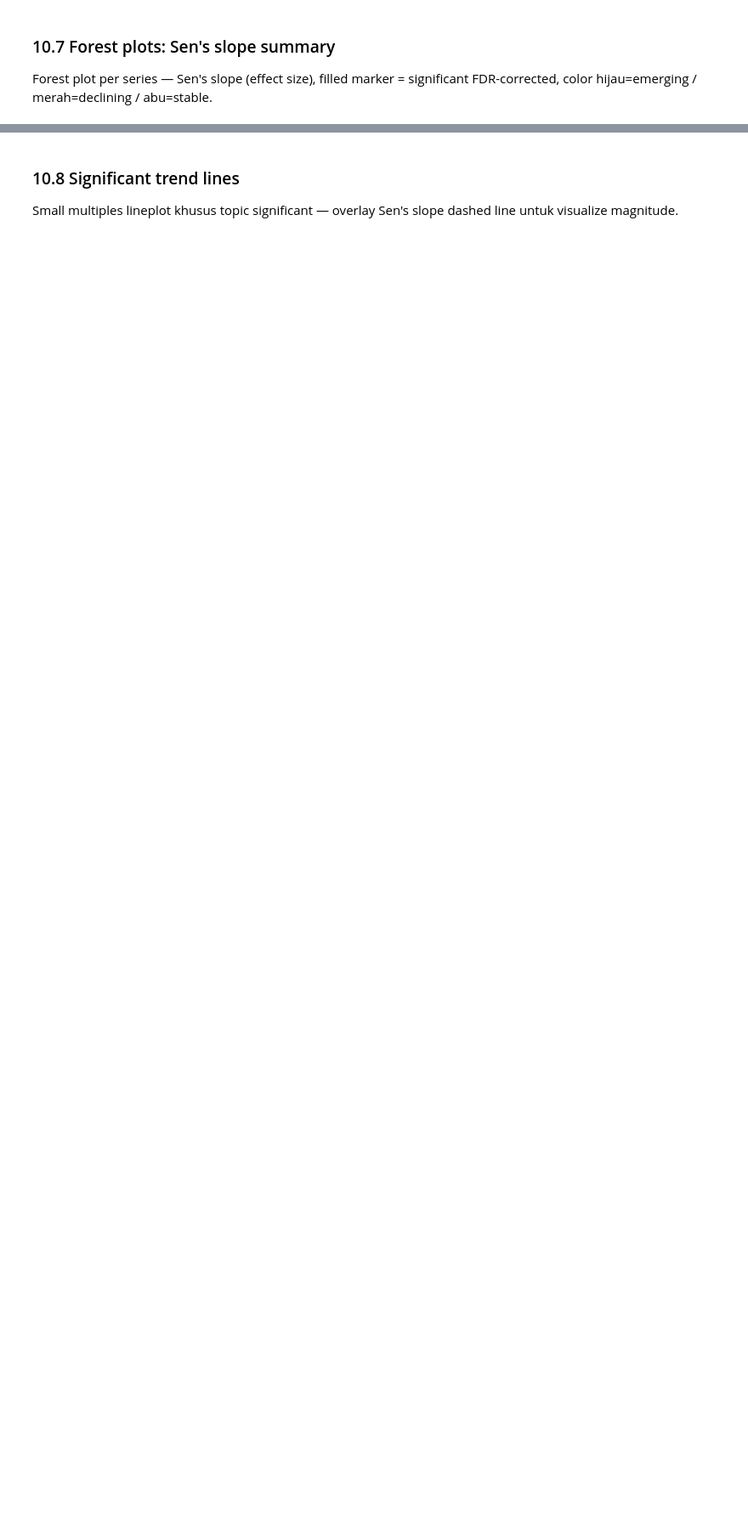
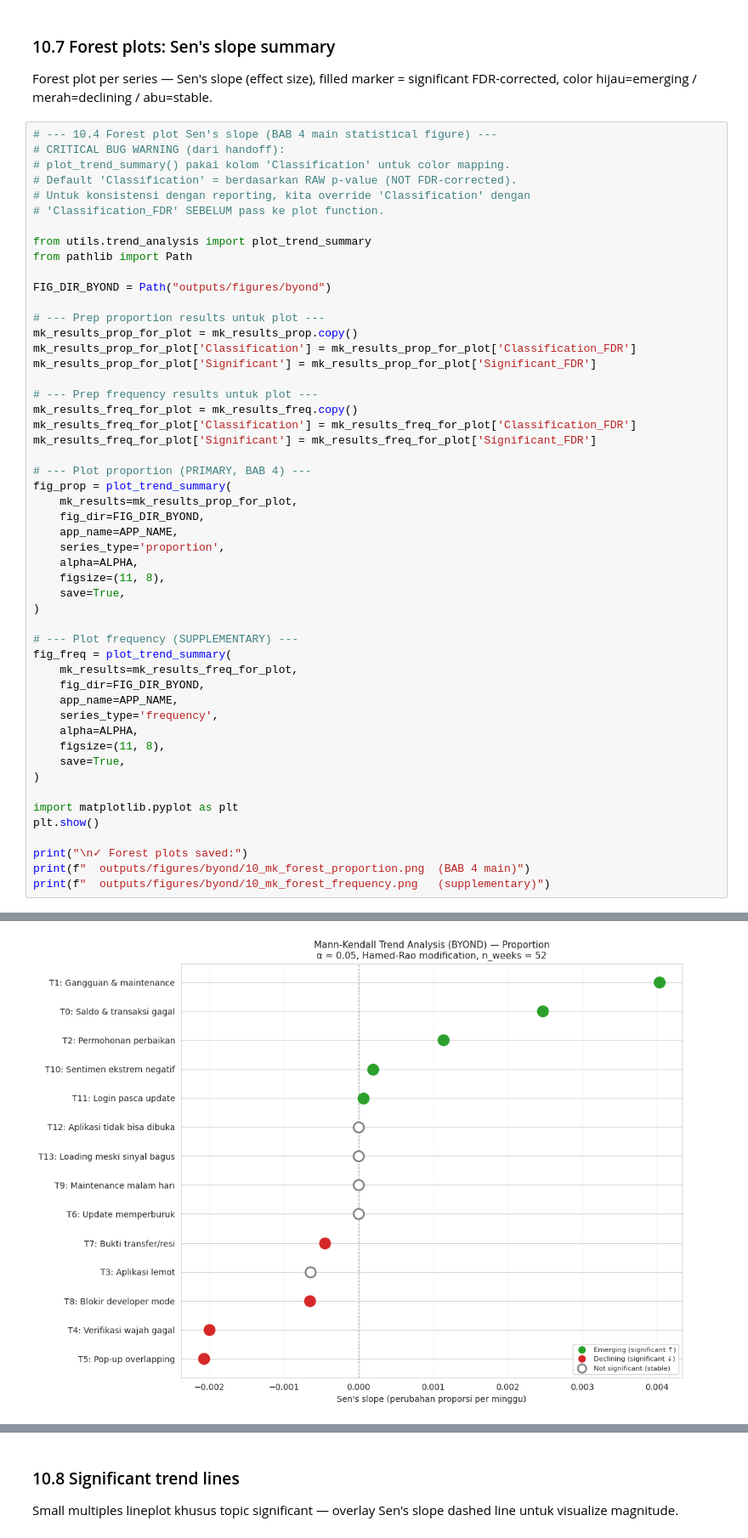
Before and after one commit to rabithahz-salwa/skripsi-bertopic-superapp, a Jupyter notebook: 06_bertopic_byond.ipynb, the cells around one changed output, grey strips where cells are left out. Shown at 85% size. Drawn from its saved outputs; the diff is of its cells as text; blank space fills up the shorter version.

Commit message:
Add: section 10 MK trend test for BYOND

```diff
--- a/06_bertopic_byond.ipynb
+++ b/06_bertopic_byond.ipynb
@@ -2711,3 +2880,55 @@ print("  - byond_mk_comparison.csv")
 ### 10.7 Forest plots: Sen's slope summary
 
 Forest plot per series — Sen's slope (effect size), filled marker = significant FDR-corrected, color hijau=emerging / merah=declining / abu=stable.
+# %%
+# --- 10.4 Forest plot Sen's slope (BAB 4 main statistical figure) ---
+# CRITICAL BUG WARNING (dari handoff):
+# plot_trend_summary() pakai kolom 'Classification' untuk color mapping.
+# Default 'Classification' = berdasarkan RAW p-value (NOT FDR-corrected).
+# Untuk konsistensi dengan reporting, kita override 'Classification' dengan
+# 'Classification_FDR' SEBELUM pass ke plot function.
+
+from utils.trend_analysis import plot_trend_summary
+from pathlib import Path
+
+FIG_DIR_BYOND = Path("outputs/figures/byond")
+
+# --- Prep proportion results untuk plot ---
+mk_results_prop_for_plot = mk_results_prop.copy()
+mk_results_prop_for_plot['Classification'] = mk_results_prop_for_plot['Classification_FDR']
+mk_results_prop_for_plot['Significant'] = mk_results_prop_for_plot['Significant_FDR']
+
+# --- Prep frequency results untuk plot ---
+mk_results_freq_for_plot = mk_results_freq.copy()
+mk_results_freq_for_plot['Classification'] = mk_results_freq_for_plot['Classification_FDR']
+mk_results_freq_for_plot['Significant'] = mk_results_freq_for_plot['Significant_FDR']
+
+# --- Plot proportion (PRIMARY, BAB 4) ---
+fig_prop = plot_trend_summary(
+    mk_results=mk_results_prop_for_plot,
+    fig_dir=FIG_DIR_BYOND,
+    app_name=APP_NAME,
+    series_type='proportion',
+    alpha=ALPHA,
+    figsize=(11, 8),
+    save=True,
+)
+
+# --- Plot frequency (SUPPLEMENTARY) ---
+fig_freq = plot_trend_summary(
+    mk_results=mk_results_freq_for_plot,
+    fig_dir=FIG_DIR_BYOND,
+    app_name=APP_NAME,
+    series_type='frequency',
+    alpha=ALPHA,
+    figsize=(11, 8),
+    save=True,
+)
+
+import matplotlib.pyplot as plt
+plt.show()
+
+print("\n✓ Forest plots saved:")
+print(f"  outputs/figures/byond/10_mk_forest_proportion.png  (BAB 4 main)")
+print(f"  outputs/figures/byond/10_mk_forest_frequency.png   (supplementary)")
+# %% [output]
@@ -2713,0 +2937 @@ Forest plot per series — Sen's slope (effect size), filled marker = significan
+[figure, added]
```
Also changed, not shown: parts of 5 cells of this notebook, 4 other files.
